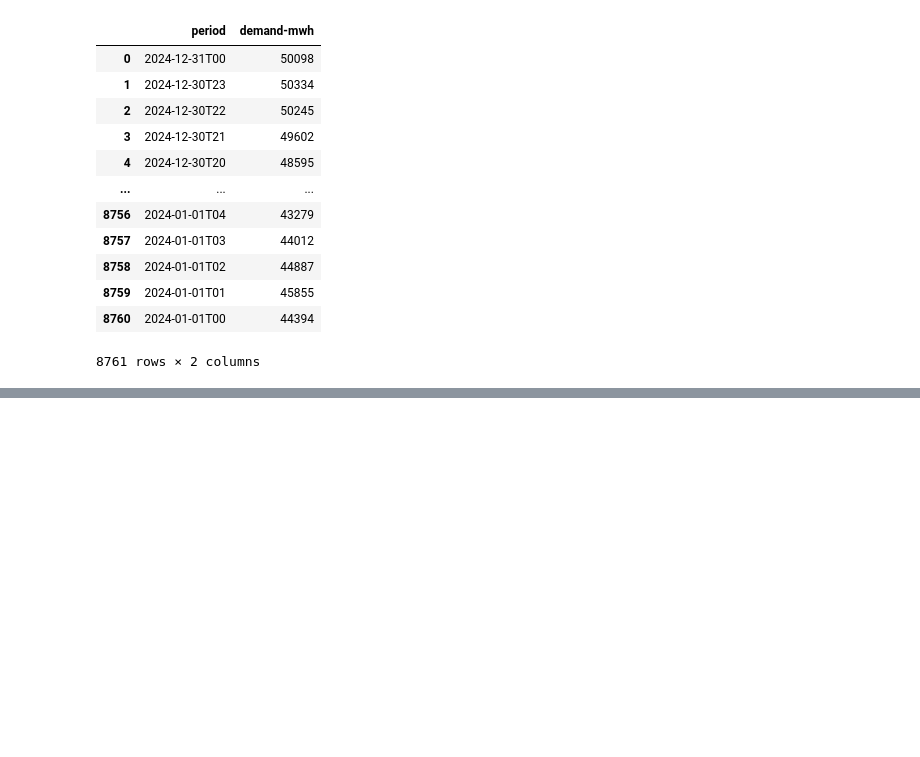
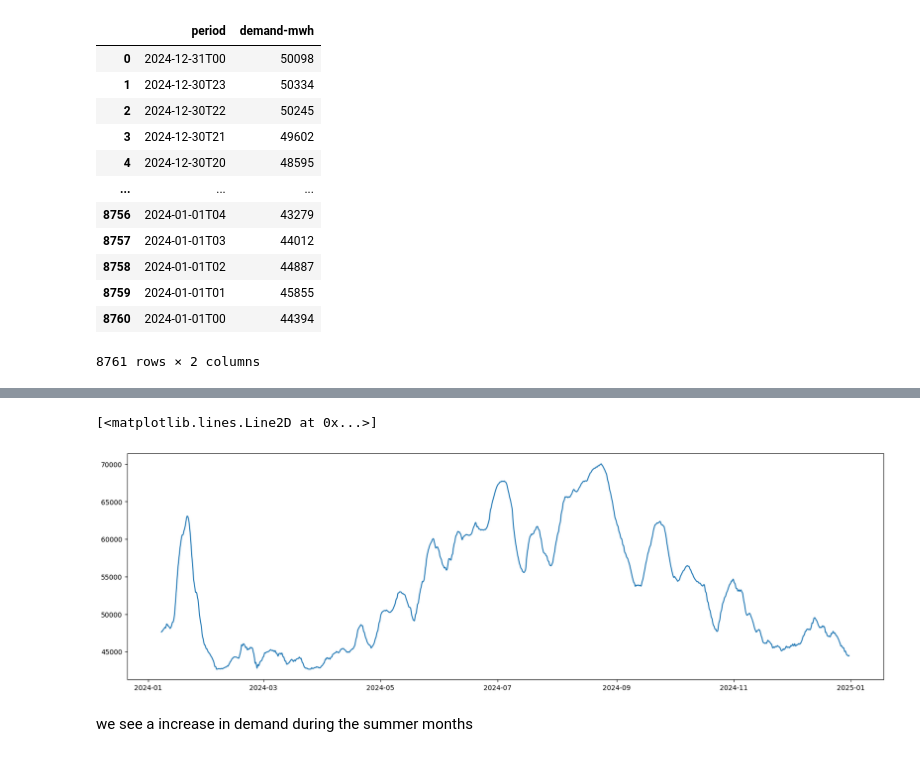
Before and after one commit to fatinys/gridwise, a Jupyter notebook: notebooks/analysis.ipynb, the cells around one changed output, grey strips where cells are left out. Drawn from its saved outputs; the diff is of its cells as text; code cells hidden in the pictures; blank space fills up the shorter version.

```diff
--- a/notebooks/analysis.ipynb
+++ b/notebooks/analysis.ipynb
@@ -124,0 +135,3 @@ EIA_clean_df.to_csv('./data/raw/test.csv')
+# %%
+weather_df = pd.read_csv('./data/raw/open_meteo.csv')
+weather_df
@@ -124,0 +152,3 @@ EIA_clean_df.to_csv('./data/raw/test.csv')
+# %%
+weather_df['time'] = pd.to_datetime(weather_df['time'],utc=True )
+weather_df = weather_df.set_index('time').sort_index()
@@ -124,0 +157,4 @@ EIA_clean_df.to_csv('./data/raw/test.csv')
+# %%
+
+merged_df = pd.merge(EIA_clean_df, weather_df, left_index=True, right_index=True, how='inner')
+merged_df
@@ -124,0 +203,3 @@ EIA_clean_df.to_csv('./data/raw/test.csv')
+# %%
+merged_df['3DMA_demand'] = merged_df['demand-mwh'].rolling(window=168).mean()
+merged_df
@@ -124,0 +222,8 @@ EIA_clean_df.to_csv('./data/raw/test.csv')
+# %%
+plt.figure(figsize=(20, 6))
+plt.plot(merged_df['3DMA_demand'])
+# %% [output]
+[<matplotlib.lines.Line2D at 0x...>]
+[figure, added]
+# %% [markdown]
+we see a increase in demand during the summer months
```
Also changed, not shown: parts of 29 cells of this notebook, 5 other files.
